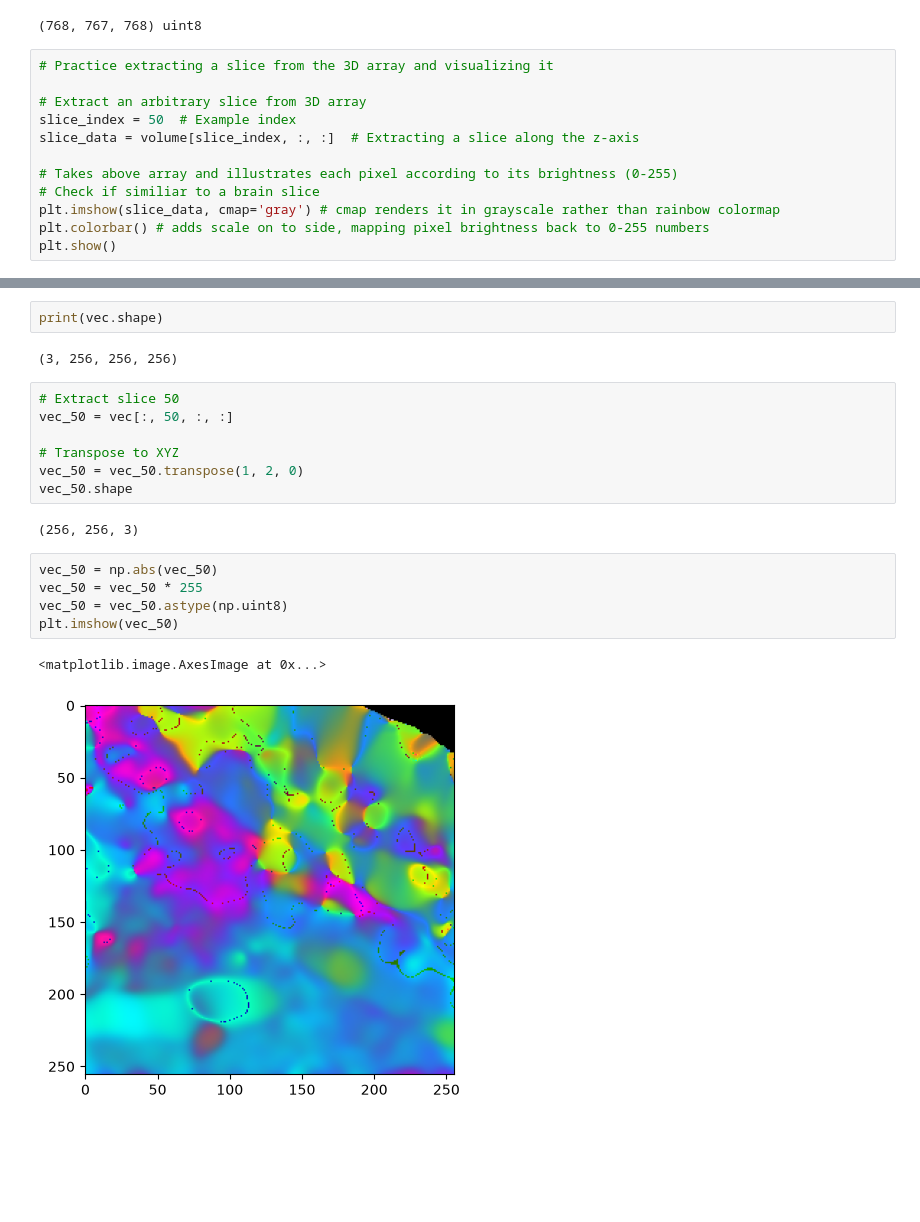
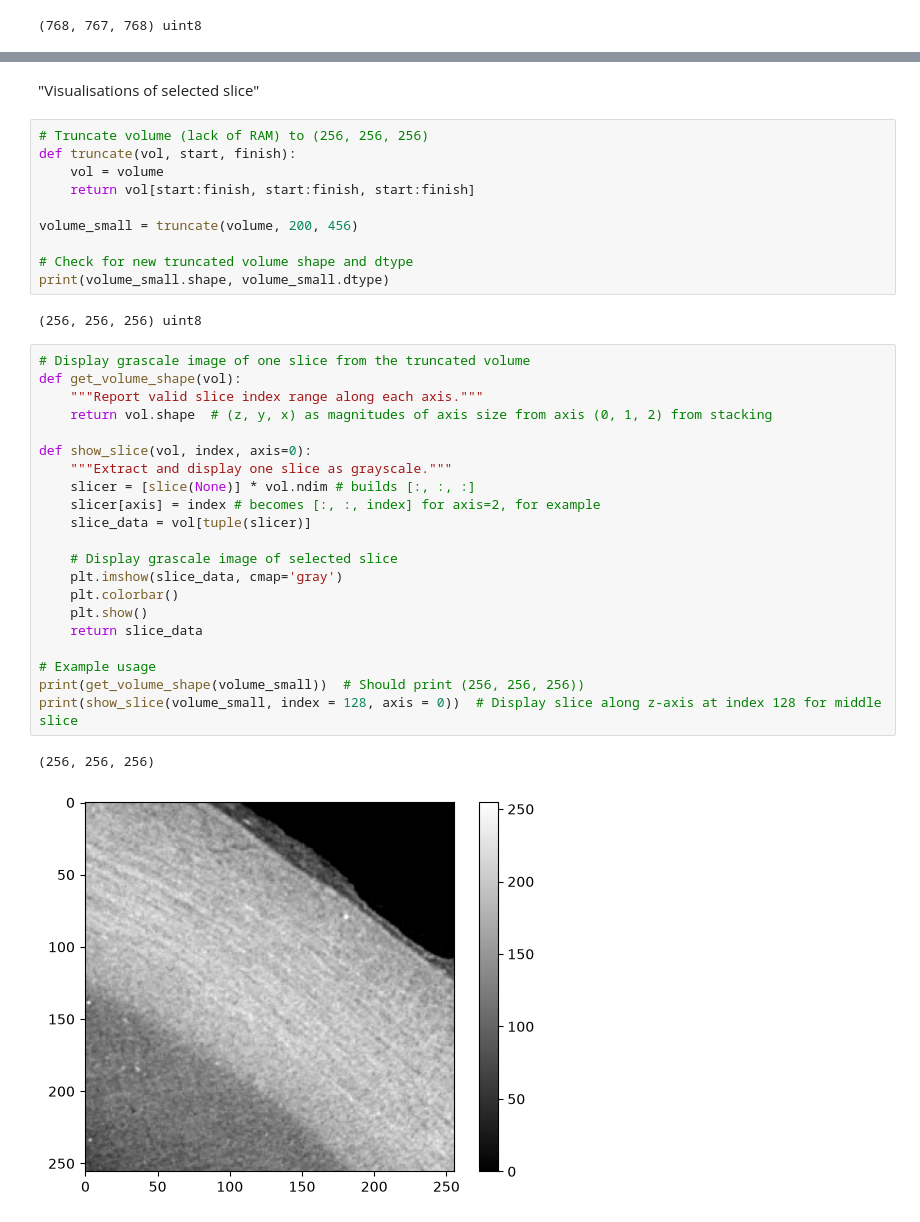
Before and after one commit to 1ssot0pe/HiP-CT_Structure_Tensor, a Jupyter notebook: Structure Tensor Extraction.ipynb, the cells around one changed output, grey strips where cells are left out. Drawn from its saved outputs; the diff is of its cells as text; blank space fills up the shorter version.

```diff
--- a/Structure Tensor Extraction.ipynb
+++ b/Structure Tensor Extraction.ipynb
@@ -39,15 +40,3 @@ volume = np.stack(slices)
 print(volume.shape, volume.dtype)
 # %% [output]
 (768, 767, 768) uint8
-# %%
-# Practice extracting a slice from the 3D array and visualizing it
-
-# Extract an arbitrary slice from 3D array
-slice_index = 50  # Example index
-slice_data = volume[slice_index, :, :]  # Extracting a slice along the z-axis
-
-# Takes above array and illustrates each pixel according to its brightness (0-255)
-# Check if similiar to a brain slice
-plt.imshow(slice_data, cmap='gray') # cmap renders it in grayscale rather than rainbow colormap
-plt.colorbar() # adds scale on to side, mapping pixel brightness back to 0-255 numbers
-plt.show()
@@ -89,21 +43,38 @@ print(np.isnan(vec).sum() / vec.size)
-# %%
-print(vec.shape)
-# %% [output]
-(3, 256, 256, 256)
-# %%
-# Extract slice 50
-vec_50 = vec[:, 50, :, :]
-
-# Transpose to XYZ
-vec_50 = vec_50.transpose(1, 2, 0)
-vec_50.shape
-# %% [output]
-(256, 256, 3)
-# %%
-vec_50 = np.abs(vec_50)
-vec_50 = vec_50 * 255
-vec_50 = vec_50.astype(np.uint8)
-plt.imshow(vec_50)
-# %% [output]
-<matplotlib.image.AxesImage at 0x...>
-[figure, removed]
+# %% [markdown]
+"Visualisations of selected slice"
+# %%
+# Truncate volume (lack of RAM) to (256, 256, 256)
+def truncate(vol, start, finish):
+    vol = volume
+    return vol[start:finish, start:finish, start:finish]
+
+volume_small = truncate(volume, 200, 456)
+
+# Check for new truncated volume shape and dtype
+print(volume_small.shape, volume_small.dtype)
+# %% [output]
+(256, 256, 256) uint8
+# %%
+# Display grascale image of one slice from the truncated volume
+def get_volume_shape(vol):
+    """Report valid slice index range along each axis."""
+    return vol.shape  # (z, y, x) as magnitudes of axis size from axis (0, 1, 2) from stacking
+
+def show_slice(vol, index, axis=0):
+    """Extract and display one slice as grayscale."""
+    slicer = [slice(None)] * vol.ndim # builds [:, :, :]
+    slicer[axis] = index # becomes [:, :, index] for axis=2, for example
+    slice_data = vol[tuple(slicer)]
+
+    # Display grascale image of selected slice
+    plt.imshow(slice_data, cmap='gray')
+    plt.colorbar()
+    plt.show()
+    return slice_data
+
+# Example usage
+print(get_volume_shape(volume_small))  # Should print (256, 256, 256))
+print(show_slice(volume_small, index = 128, axis = 0))  # Display slice along z-axis at index 128 for middle slice
+# %% [output]
+(256, 256, 256)
+[figure, added]
```
Also changed, not shown: parts of 15 cells of this notebook.
